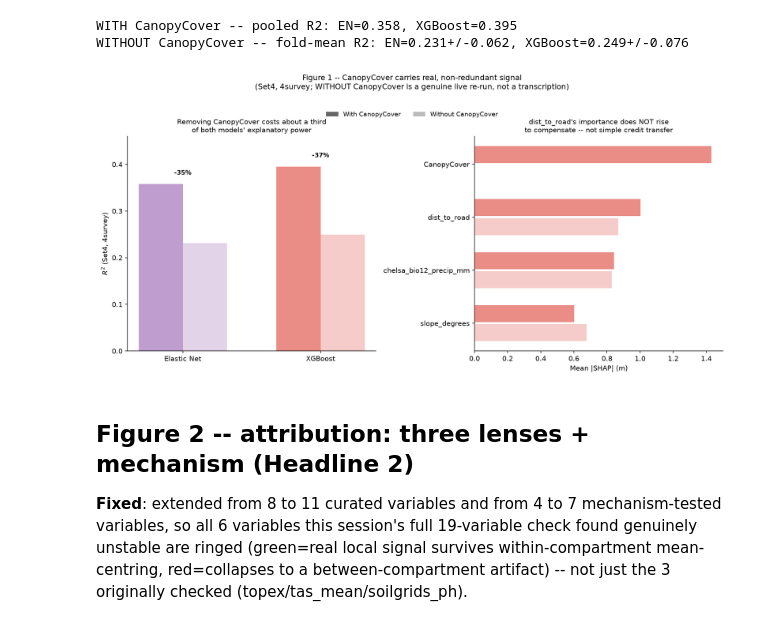
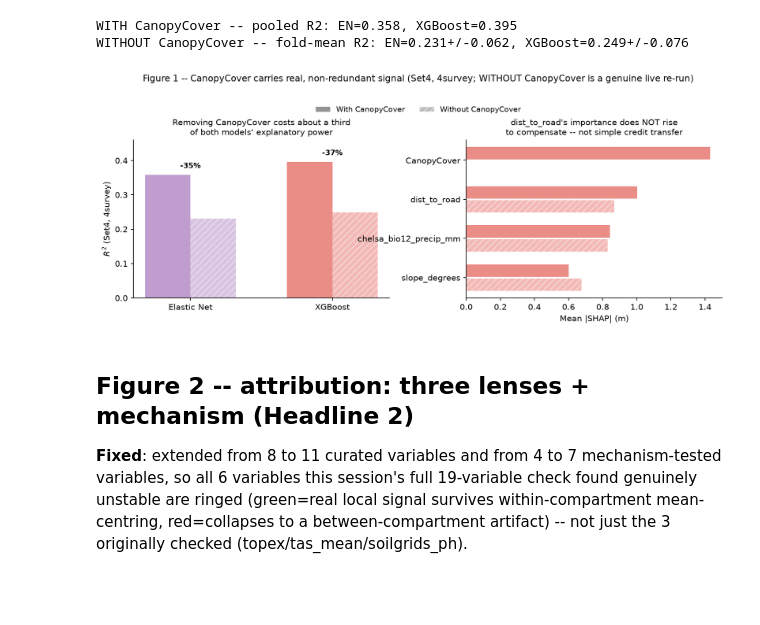
Before and after one commit to shreeyagorasia/forest_diss, a Jupyter notebook: notebooks/results_q1/results_figures_q1_selected.ipynb, the cells around one changed output. Cells and saved outputs as stored; diff of their text form; code cells hidden in the pictures; blank space fills up the shorter version.

```diff
--- a/notebooks/results_q1/results_figures_q1_selected.ipynb
+++ b/notebooks/results_q1/results_figures_q1_selected.ipynb
@@ -119,7 +119,7 @@ print(f"WITHOUT CanopyCover -- fold-mean R2: EN={en_r2_without:.3f}+/-{en_r2_wit
 WITH CanopyCover -- pooled R2: EN=0.358, XGBoost=0.395
 WITHOUT CanopyCover -- fold-mean R2: EN=0.231+/-0.062, XGBoost=0.249+/-0.076
 # %%
-fig, (ax_r2, ax_shap) = plt.subplots(1, 2, figsize=(13, 6))
+fig, (ax_r2, ax_shap) = plt.subplots(1, 2, figsize=(13, 4.3))
 
 methods = ["Elastic Net", "XGBoost"]
 r2_with = [en_r2_with, xgb_r2_with]
@@ -127,46 +127,52 @@ r2_without = [en_r2_without, xgb_r2_without]
 bar_x = np.arange(len(methods))
 bar_width = 0.32
 
+# "Without" bars now use a hatch pattern (not just lower alpha) -- the with/without encoding is
+# then hue-independent (readable the same way on both the purple EN bars and the red XGBoost
+# bars), fixing the earlier mismatch where the legend used plain grey swatches that didn't visibly
+# correspond to either bar colour.
 ax_r2.bar(bar_x - bar_width / 2, r2_with, bar_width, color=[COLOR_EN, COLOR_XGBOOST], alpha=0.9)
-ax_r2.bar(bar_x + bar_width / 2, r2_without, bar_width, color=[COLOR_EN, COLOR_XGBOOST], alpha=0.4)
+ax_r2.bar(bar_x + bar_width / 2, r2_without, bar_width, color=[COLOR_EN, COLOR_XGBOOST], alpha=0.55,
+          hatch="///", edgecolor="white", linewidth=0)
 for x, with_val, without_val in zip(bar_x, r2_with, r2_without):
     drop_pct = (with_val - without_val) / with_val * 100
     ax_r2.annotate(f"-{drop_pct:.0f}%", xy=(x, max(with_val, without_val) + 0.02),
                     ha="center", fontsize=9, fontweight="bold")
 ax_r2.set_xticks(bar_x)
 ax_r2.set_xticklabels(methods)
 ax_r2.set_ylabel("$R^2$ (Set4, 4survey)")
 ax_r2.set_ylim(0, 0.46)
 ax_r2.set_title("Removing CanopyCover costs about a third\nof both models' explanatory power", fontsize=10)
 
 compare_vars = ["CanopyCover", "dist_to_road", "chelsa_bio12_precip_mm", "slope_degrees"]
 with_vals = [mean_abs_shap_with.get(v, np.nan) for v in compare_vars]
 without_vals = [mean_abs_shap_without.get(v, np.nan) for v in compare_vars]
 
 y_positions = np.arange(len(compare_vars))
 ax_shap.barh(y_positions - 0.18, with_vals, height=0.32, color=COLOR_XGBOOST, alpha=0.9)
-ax_shap.barh(y_positions + 0.18, without_vals, height=0.32, color=COLOR_XGBOOST, alpha=0.4)
+ax_shap.barh(y_positions + 0.18, without_vals, height=0.32, color=COLOR_XGBOOST, alpha=0.55,
+             hatch="///", edgecolor="white", linewidth=0)
 ax_shap.set_yticks(y_positions)
 ax_shap.set_yticklabels(compare_vars)
 ax_shap.invert_yaxis()
 ax_shap.set_xlabel("Mean |SHAP| (m)")
 ax_shap.set_title("dist_to_road's importance does NOT rise\nto compensate -- not simple credit transfer", fontsize=10)
 
 legend_handles = [
-    plt.Rectangle((0, 0), 1, 1, facecolor="#555555", alpha=0.9, label="With CanopyCover"),
-    plt.Rectangle((0, 0), 1, 1, facecolor="#555555", alpha=0.4, label="Without CanopyCover"),
+    plt.Rectangle((0, 0), 1, 1, facecolor="#888888", alpha=0.9, label="With CanopyCover"),
+    plt.Rectangle((0, 0), 1, 1, facecolor="#888888", alpha=0.55, hatch="///", edgecolor="white", label="Without CanopyCover"),
 ]
-fig.legend(handles=legend_handles, loc="upper center", bbox_to_anchor=(0.5, 0.93), ncol=2,
+fig.legend(handles=legend_handles, loc="upper center", bbox_to_anchor=(0.5, 0.90), ncol=2,
            fontsize=9, frameon=False)
 
-fig.suptitle("Figure 1 -- CanopyCover carries real, non-redundant signal\n"
-             "(Set4, 4survey; WITHOUT CanopyCover is a genuine live re-run, not a transcription)",
-             fontsize=11, y=1.04)
-plt.tight_layout()
+fig.suptitle("Figure 1 -- CanopyCover carries real, non-redundant signal "
+             "(Set4, 4survey; WITHOUT CanopyCover is a genuine live re-run)",
+             fontsize=11, y=1.0)
+fig.subplots_adjust(top=0.74, wspace=0.3)
 fig.savefig(FIGURES_DIR / "q1_selected_fig1_canopycover_ablation.png", dpi=200, bbox_inches="tight")
 plt.show()
 # %% [output]
-[figure, old version]
+[figure, new version]
 # %% [markdown]
 ## Figure 2 -- attribution: three lenses + mechanism (Headline 2)
 
```
Also changed, not shown: parts of 3 cells of this notebook, 19 other files.
